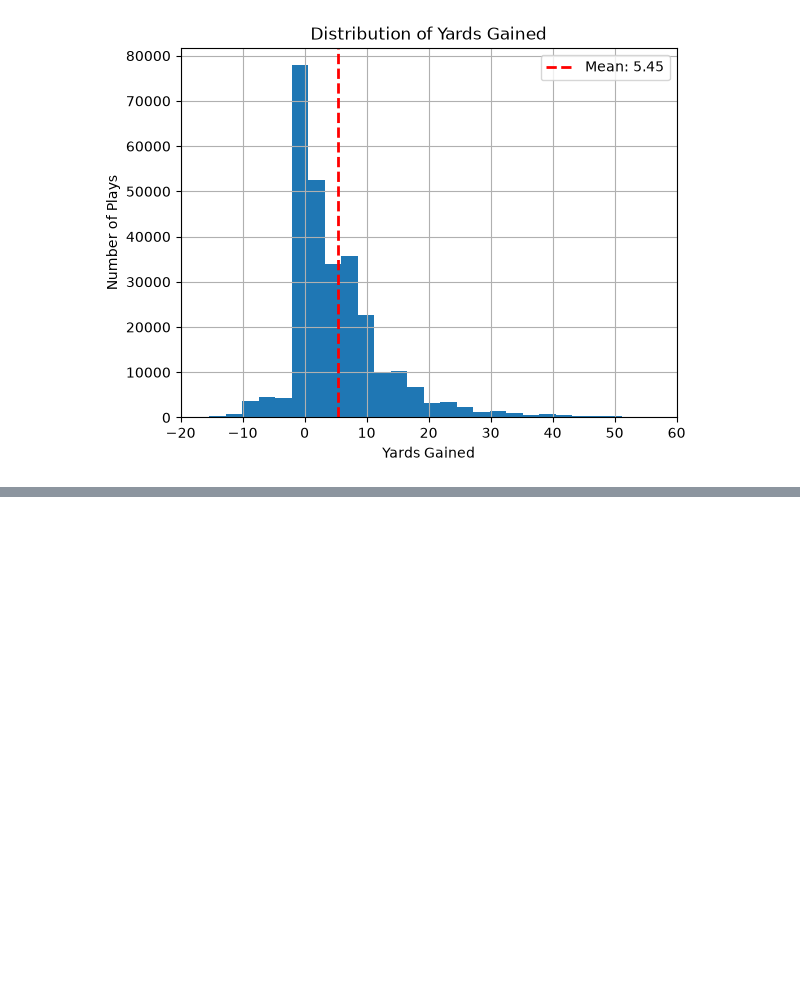
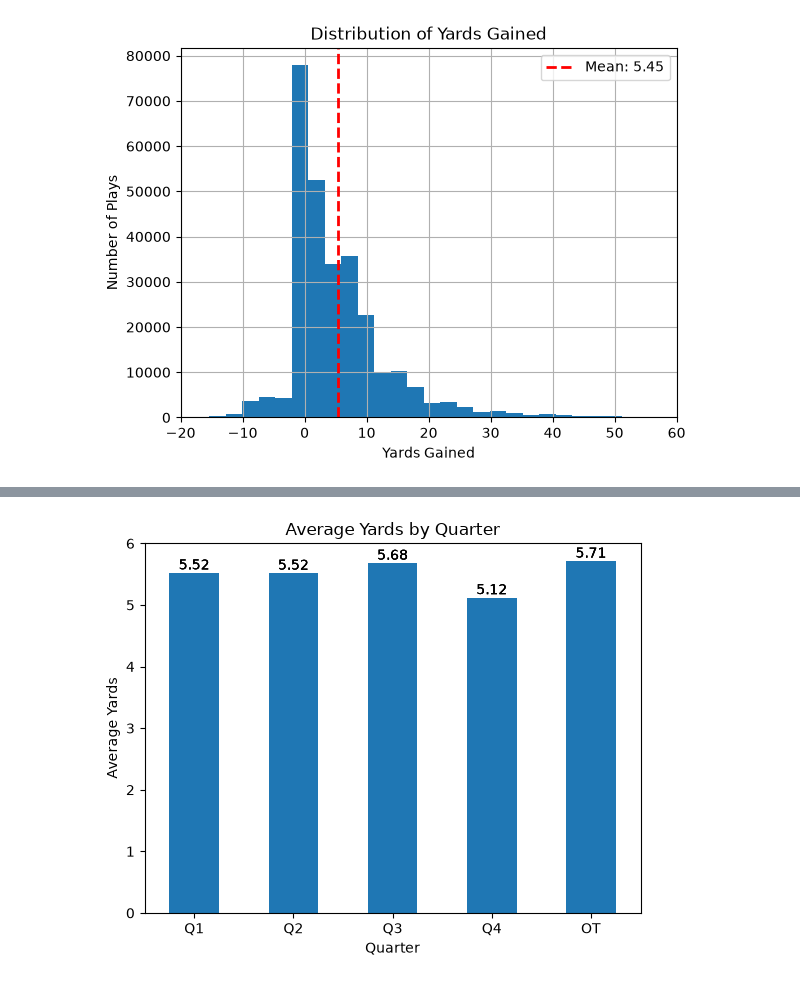
Before and after one commit to cyrusnavasca/nfl-play-intelligence, a Jupyter notebook: notebooks/data_exploration.ipynb, the cells around one changed output, grey strips where cells are left out. Drawn from its saved outputs; the diff is of its cells as text; code cells hidden in the pictures; blank space fills up the shorter version.

```diff
--- a/notebooks/data_exploration.ipynb
+++ b/notebooks/data_exploration.ipynb
@@ -74,0 +177,21 @@ plt.show()
+# %%
+# Plotting average yards by quarter
+ax = pbp.groupby("qtr")["yards_gained"].mean().plot.bar()
+
+for p in ax.patches:
+    ax.annotate(f"{p.get_height():.2f}", (p.get_x() + p.get_width() / 2, p.get_height()),
+                ha="center", va="bottom")
+
+ax = pbp.groupby("qtr")["yards_gained"].mean().plot.bar()
+
+for p in ax.patches:
+    ax.annotate(f"{p.get_height():.2f}", (p.get_x() + p.get_width() / 2, p.get_height()),
+                ha="center", va="bottom")
+
+plt.xticks(ticks=range(5), labels=["Q1", "Q2", "Q3", "Q4", "OT"], rotation=0)
+plt.xlabel("Quarter")
+plt.ylabel("Average Yards")
+plt.title("Average Yards by Quarter")
+plt.show()
+# %% [output]
+[figure, added]
```
Also changed, not shown: parts of 23 cells of this notebook, 2 other files.
